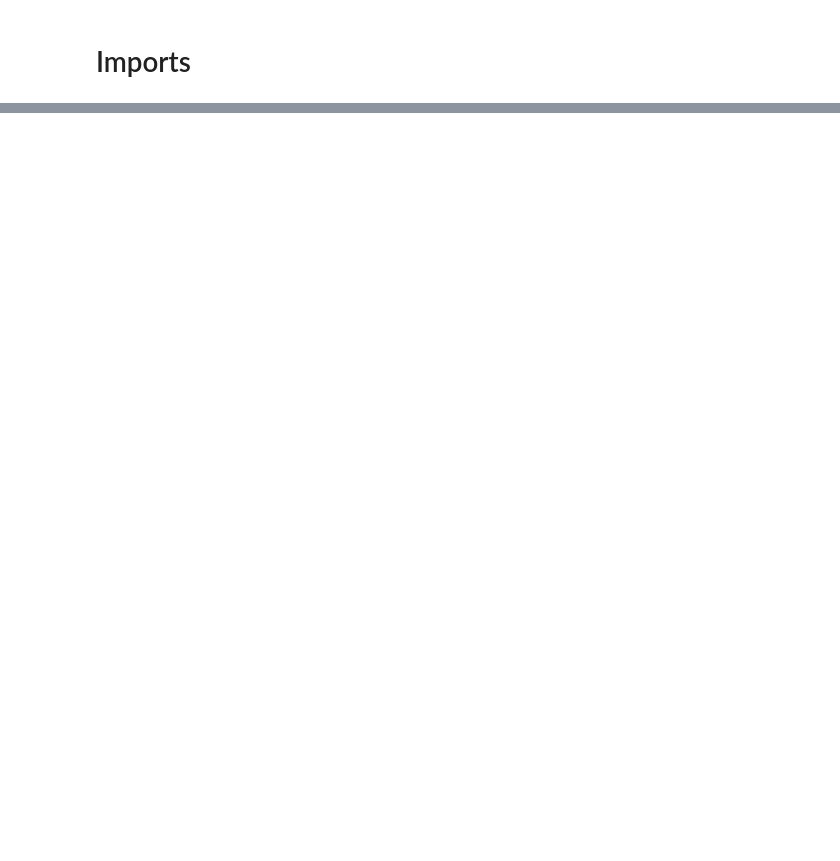
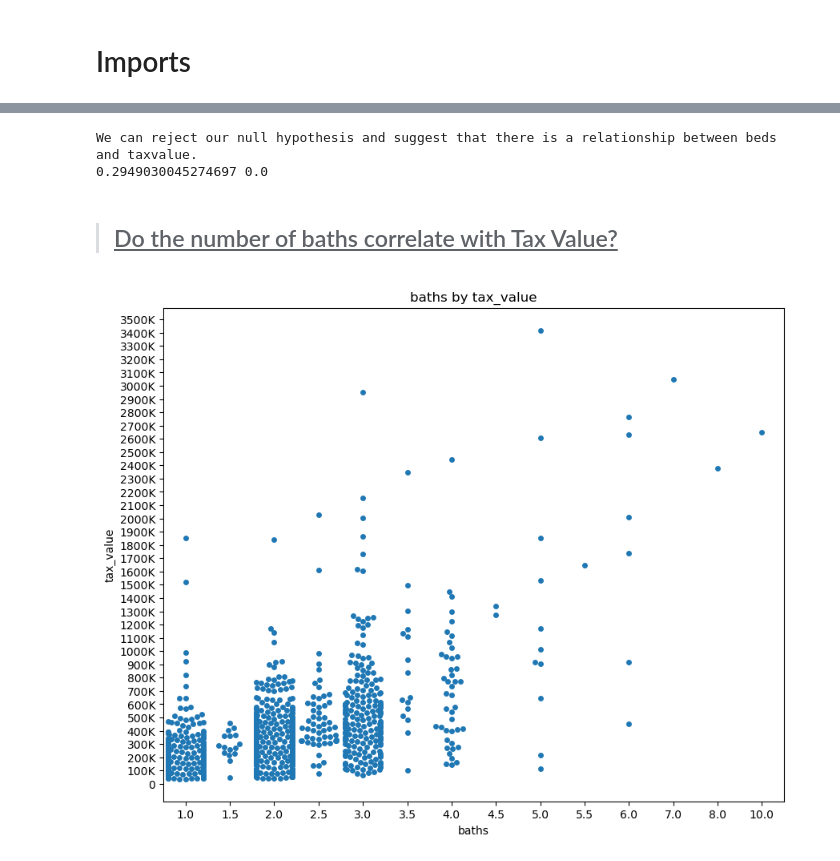
Before and after one commit to brock-green/regression-project, a Jupyter notebook: zillow_report.ipynb, the cells around one changed output, grey strips where cells are left out. Saved outputs shown, nothing was run; the diff lists cells and outputs as text; code cells hidden in the pictures; blank space fills up the shorter version.

```diff
--- a/zillow_report.ipynb
+++ b/zillow_report.ipynb
@@ -408,0 +209,36 @@ Plan --> Acquire --> Prepare --> Explore --> **Model** --> Deliver
+# %%
+r, p = spearmanr(train_scaled.beds, train_scaled.tax_value)
+
+if p < alpha:
+    print('We can reject our null hypothesis and suggest that there is a relationship between beds and taxvalue.')
+else:
+    print('We fail to reject the null hypothesis')
+
+print(r,p)
+# %% [output]
+We can reject our null hypothesis and suggest that there is a relationship between beds and taxvalue.
+0.2949030045274697 0.0
+# %% [markdown]
+>## <u>Do the number of baths correlate with Tax Value?</u>
+# %%
+train_sample = zillow_clean.sample(1000)
+
+# Create a swarm plot using Seaborn
+plt.figure(figsize=(10, 8))
+sns.swarmplot(data=train_sample, x='baths', y='tax_value')
+
+# Customize the y-axis ticks and labels for tax_value
+ax = plt.gca()  # Get the current Axes
+
+# Set the y-axis ticks in increments of 100,000
+tick_values = range(0, int(train_sample['tax_value'].max()) + 100000, 100000)
+ax.set_yticks(tick_values)
+
+# Format the y-axis tick labels to display values in hundreds of thousands
+tick_labels = [f'{val/100000:.0f}00K' if val > 0 else '0' for val in tick_values]
+ax.set_yticklabels(tick_labels)
+
+plt.title("baths by tax_value")
+plt.show()
+# %% [output]
+[figure, added]
```
Also changed, not shown: parts of 101 cells of this notebook, 3 other files.
